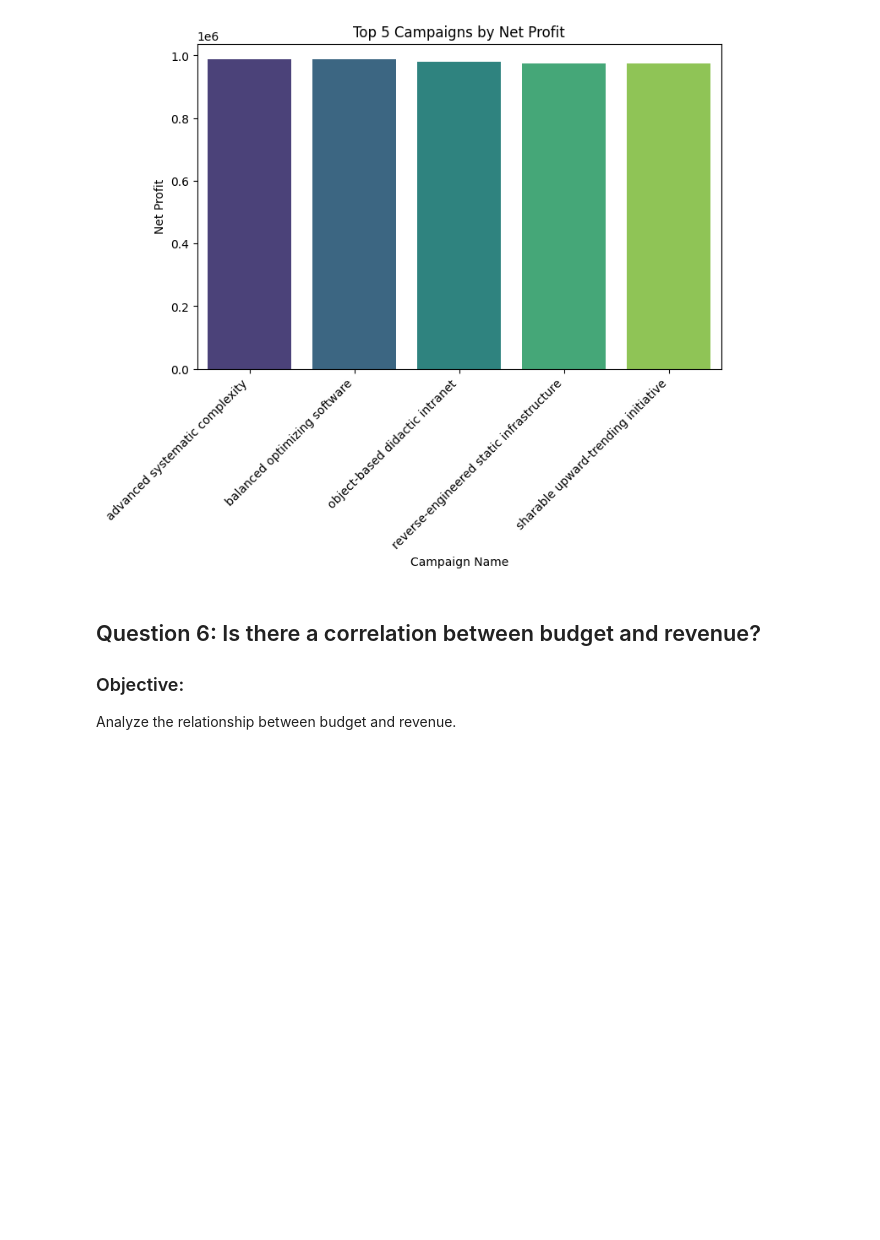
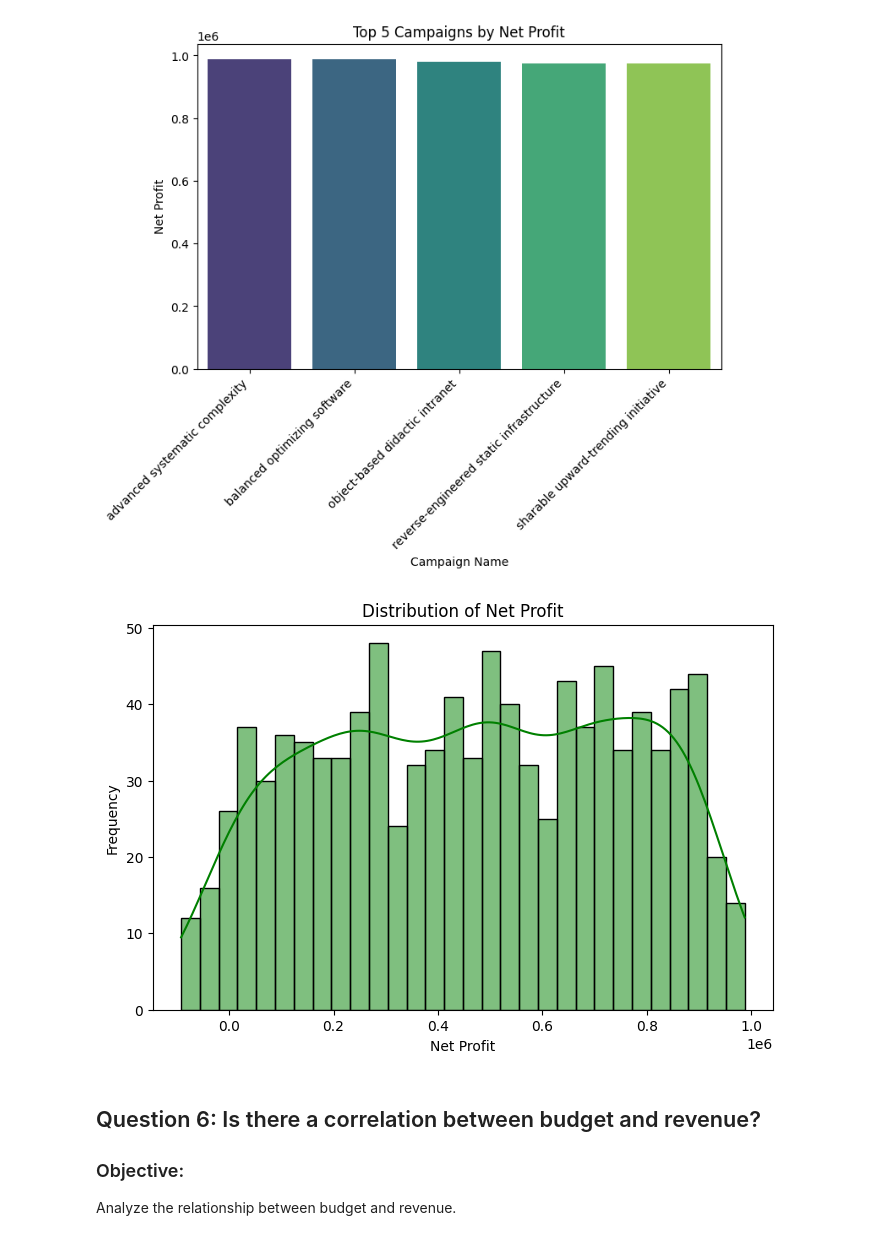
Before and after one commit to patriciajaquez/marketing_campaigns_analysis, a Jupyter notebook: notebooks/eda.ipynb, the cells around one changed output. Saved outputs shown, nothing was run; the diff lists cells and outputs as text; code cells hidden in the pictures; blank space fills up the shorter version.

```diff
--- a/notebooks/eda.ipynb
+++ b/notebooks/eda.ipynb
@@ -184,6 +184,16 @@ Passing `palette` without assigning `hue` is deprecated and will be removed in v
 
   sns.barplot(x='campaign_name', y='net_profit', data=top_campaigns, palette="viridis")
 [figure]
+# %%
+# Histogram of net profit
+plt.figure(figsize=(8, 5))
+sns.histplot(df['net_profit'], kde=True, bins=30, color='green')
+plt.title("Distribution of Net Profit")
+plt.xlabel("Net Profit")
+plt.ylabel("Frequency")
+plt.show()
+# %% [output]
+[figure, added]
 # %% [markdown]
 ## Question 6: Is there a correlation between budget and revenue?
 
```
Also changed, not shown: parts of 5 cells of this notebook.
